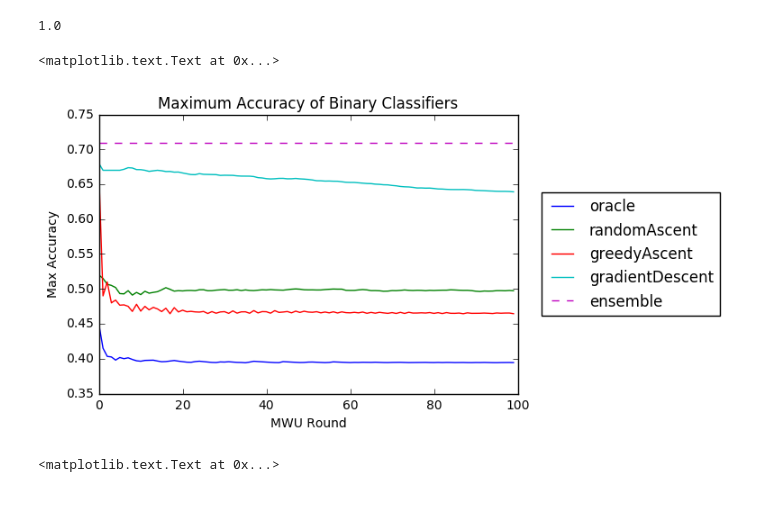
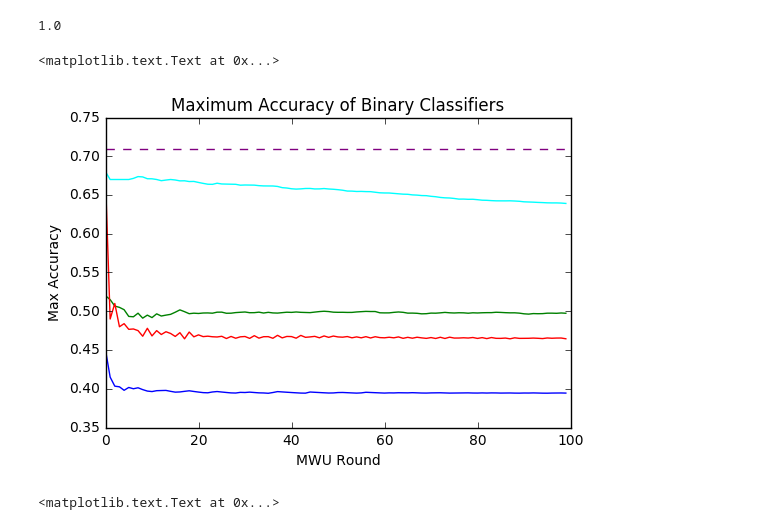
Before and after one commit to kojino/icml, a Jupyter notebook: binary_analysis.ipynb, the cells around one changed output. Saved outputs shown, nothing was run; the diff lists cells and outputs as text; code cells hidden in the pictures; blank space fills up the shorter version.

```diff
--- a/binary_analysis.ipynb
+++ b/binary_analysis.ipynb
@@ -49,16 +49,18 @@ for i in range(noise.shape[0]):
 # %%
 ensemble_res = max([model.evaluate(X_exp + noise, Y_exp) for model in models])
 # %%
-for ma in max_acc_histories:
-    plt.plot(range(100), ma)
-plt.plot(range(100), [ensemble_res] * 100, linestyle="--")
-plt.legend(folders + ["ensemble"], loc="right", bbox_to_anchor=(1.5,.5))
+display_folders = ["oracle", 'random ascent', 'greedy ascent', 'reverse hinge loss']
+colors = ["blue", "green", "red", "cyan"]
+for i, ma in enumerate(max_acc_histories):
+    plt.plot(range(100), ma, color=colors[i])
+plt.plot(range(100), [ensemble_res] * 100, linestyle="--", color="purple")
+# plt.legend(display_folders + ["ensemble baseline"], loc="right", bbox_to_anchor=(1,.55), fontsize=8)
 plt.title("Maximum Accuracy of Binary Classifiers")
 plt.ylabel("Max Accuracy")
 plt.xlabel("MWU Round")
 # %% [output]
 <matplotlib.text.Text at 0x...>
-[figure, old version]
+[figure, new version]
 # %%
 for lh in loss_histories:
     plt.plot(range(100), lh)
```
Also changed, not shown: parts of 7 cells of this notebook, 17 other files.
